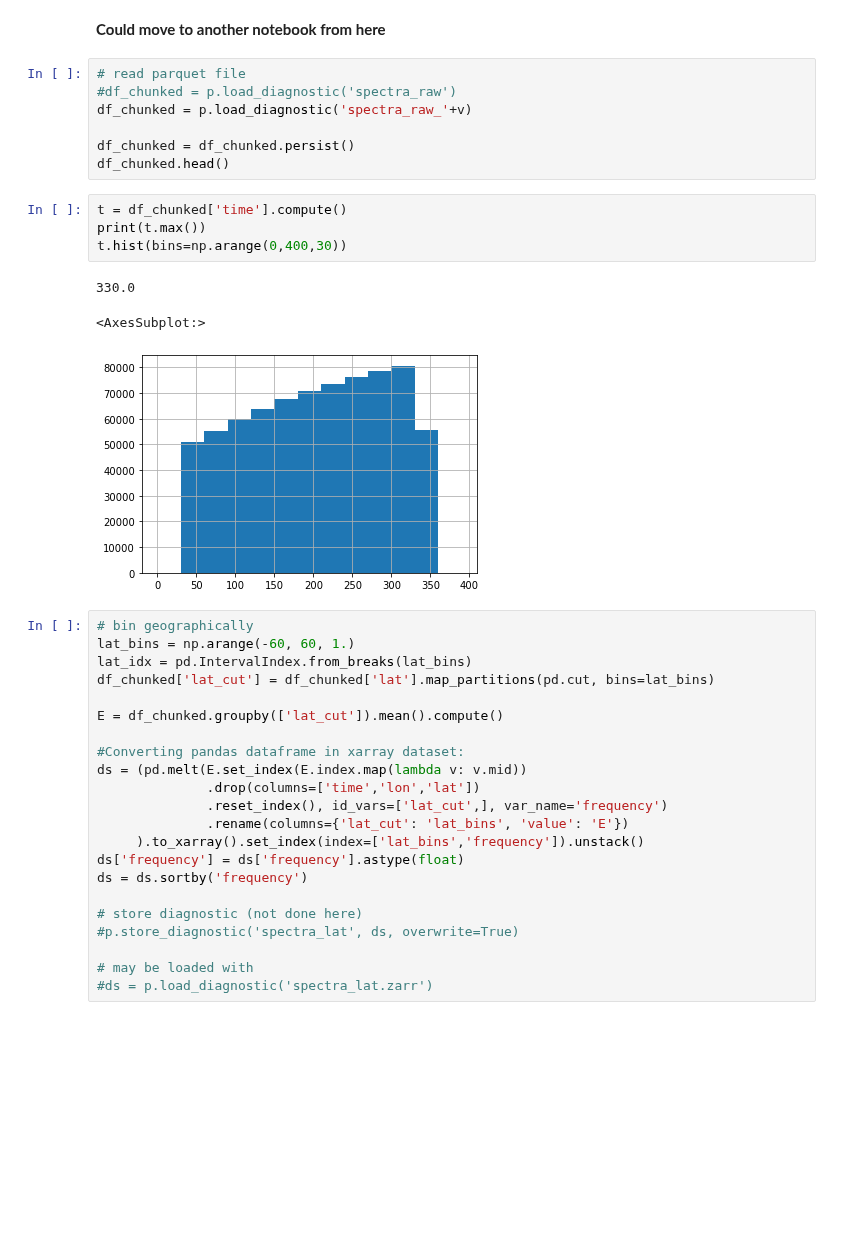
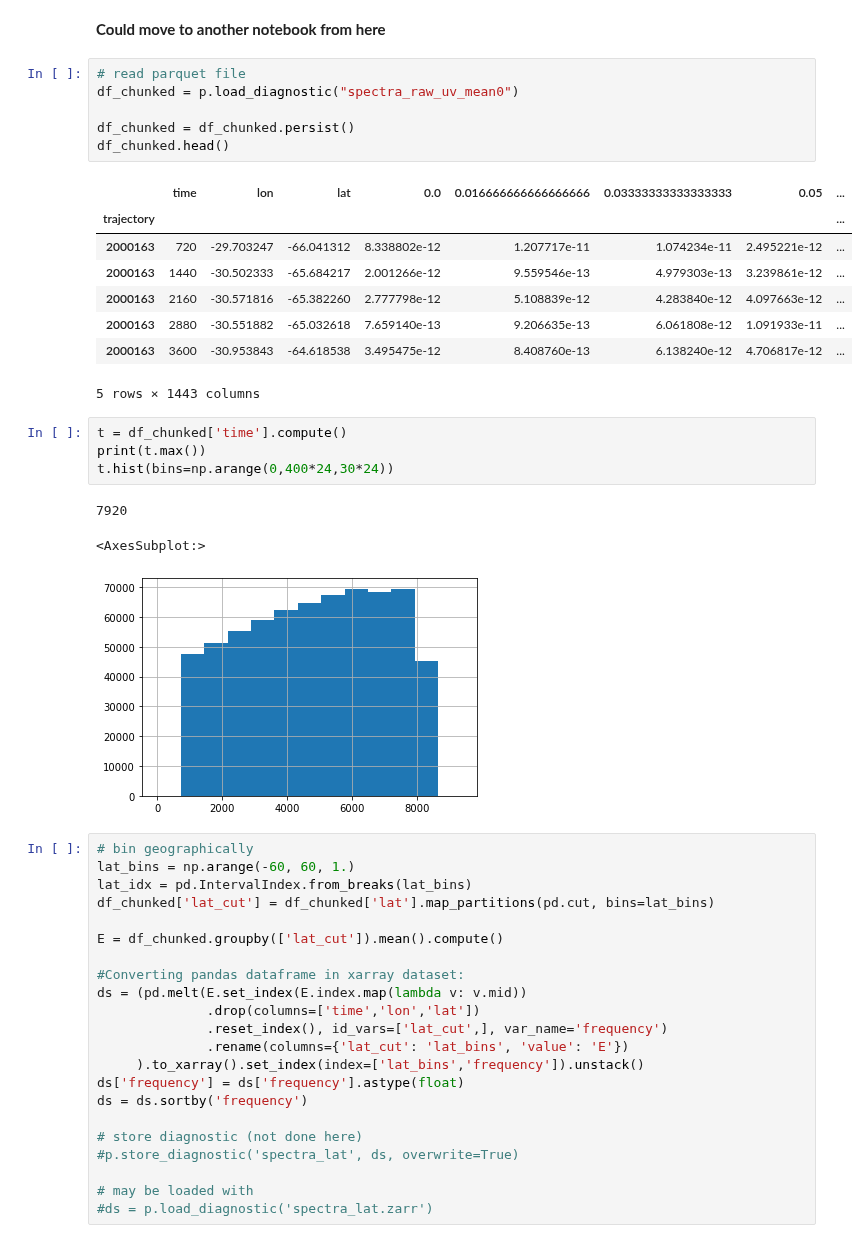
Before and after one commit to apatlpo/mit_equinox, a Jupyter notebook: parcels/spectra.ipynb, the cells around one changed output. Drawn from its saved outputs; the diff is of its cells as text; blank space fills up the shorter version.

```diff
--- a/parcels/spectra.ipynb
+++ b/parcels/spectra.ipynb
@@ -322,19 +339,27 @@ create new archive: /home1/datawork/aponte/parcels/global_extra_T365j_dt1j_dij50
 **Could move to another notebook from here**
 # %%
 # read parquet file
-#df_chunked = p.load_diagnostic('spectra_raw')
-df_chunked = p.load_diagnostic('spectra_raw_'+v)
+df_chunked = p.load_diagnostic("spectra_raw_uv_mean0")
 
 df_chunked = df_chunked.persist()
 df_chunked.head()
+# %% [output]
+|  | time | lon | lat | 0.0 | 0.016666666666666666 | 0.03333333333333333 | 0.05 | ... |
+| trajectory |  |  |  |  |  |  |  | ... |
+| 2000163 | 720 | -29.703247 | -66.041312 | 8.338802e-12 | 1.207717e-11 | 1.074234e-11 | 2.495221e-12 | ... |
+| 2000163 | 1440 | -30.502333 | -65.684217 | 2.001266e-12 | 9.559546e-13 | 4.979303e-13 | 3.239861e-12 | ... |
+| 2000163 | 2160 | -30.571816 | -65.382260 | 2.777798e-12 | 5.108839e-12 | 4.283840e-12 | 4.097663e-12 | ... |
+| 2000163 | 2880 | -30.551882 | -65.032618 | 7.659140e-13 | 9.206635e-13 | 6.061808e-12 | 1.091933e-11 | ... |
+| 2000163 | 3600 | -30.953843 | -64.618538 | 3.495475e-12 | 8.408760e-13 | 6.138240e-12 | 4.706817e-12 | ... |
+5 rows × 1443 columns
 # %%
 t = df_chunked['time'].compute()
 print(t.max())
-t.hist(bins=np.arange(0,400,30))
+t.hist(bins=np.arange(0,400*24,30*24))
 # %% [output]
-330.0
+7920
 <AxesSubplot:>
-[figure, old version]
+[figure, new version]
 # %%
 # bin geographically
 lat_bins = np.arange(-60, 60, 1.)
```
Also changed, not shown: parts of 18 cells of this notebook, 6 other files.
